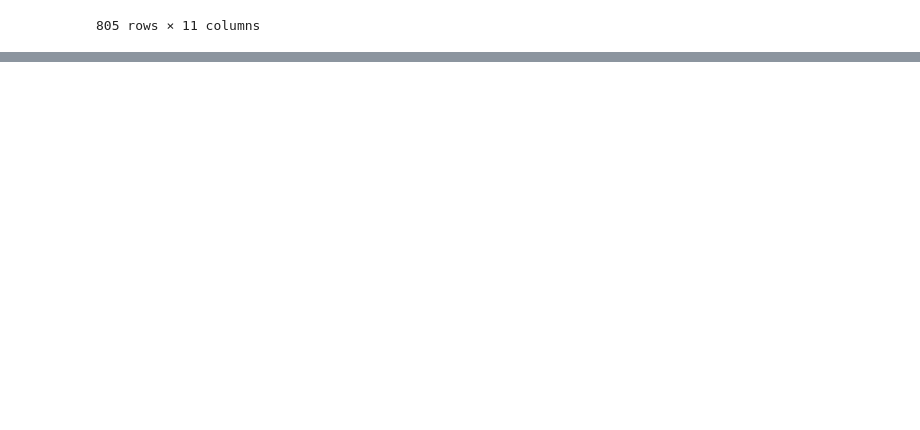
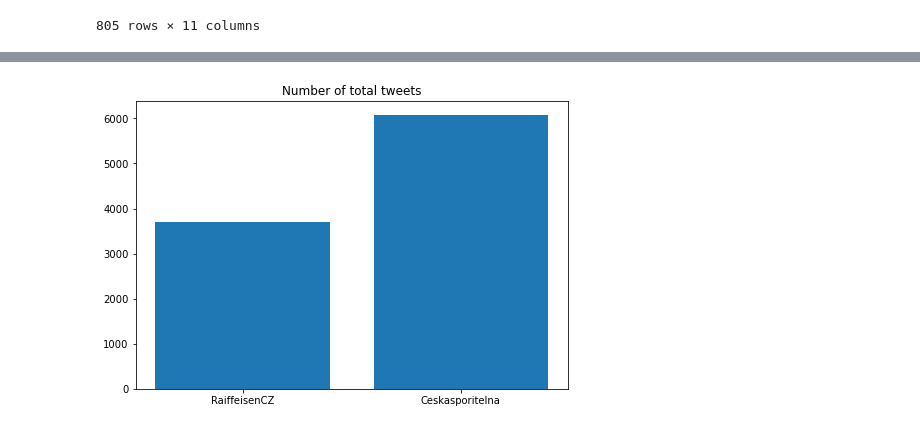
Before and after one commit to roman-ruzica/twitter_project_ruzica_zacharova, a Jupyter notebook: Analysis.ipynb, the cells around one changed output, grey strips where cells are left out. Drawn from its saved outputs; the diff is of its cells as text; code cells hidden in the pictures; blank space fills up the shorter version.

```diff
--- a/Analysis.ipynb
+++ b/Analysis.ipynb
@@ -156,0 +249,11 @@ rajf_reply[rajf_reply['card_mentioned'] >= 0]
+# %%
+
+fig = plt.figure()
+ax = fig.add_axes([0,0,1,1])
+ax.set_title('Number of total tweets')
+groups = all_pd["bank_name"]
+favourites_count = all_pd["statuses_count"]
+ax.bar(groups,favourites_count)
+plt.show()
+# %% [output]
+[figure, added]
```
Also changed, not shown: parts of 13 cells of this notebook.
